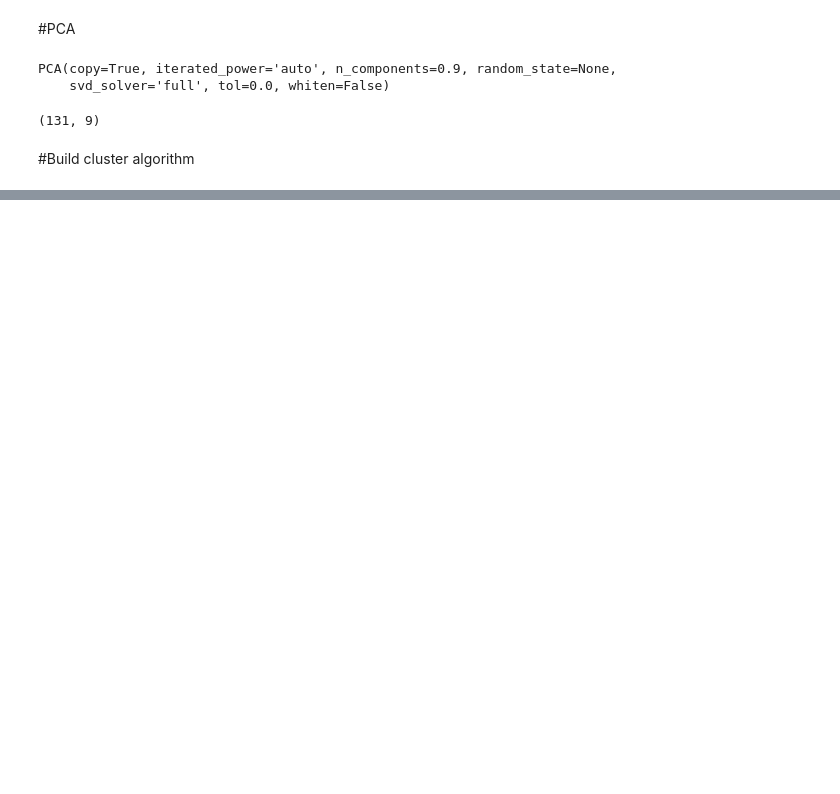
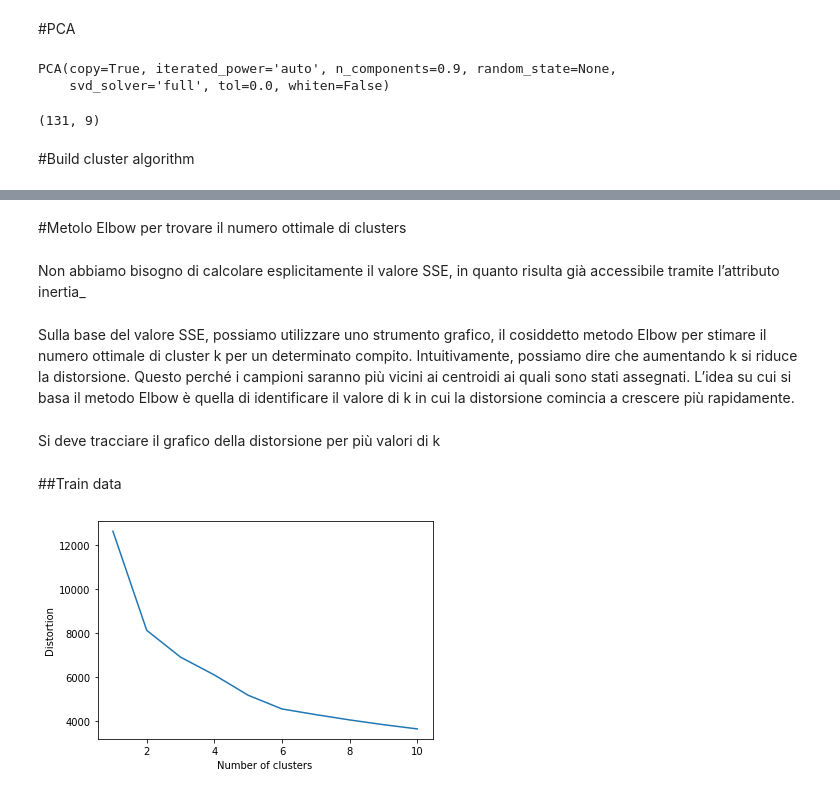
Before and after one commit to leonardoub/SCRIPT_PALERMO, a Jupyter notebook: Clustering.ipynb, the cells around one changed output, grey strips where cells are left out. Cells and saved outputs as stored; diff of their text form; code cells hidden in the pictures; blank space fills up the shorter version.

```diff
--- a/Clustering.ipynb
+++ b/Clustering.ipynb
@@ -82,7 +96,7 @@ train_data_stand_pca.shape
 # %%
 from sklearn.cluster import KMeans
 # %%
-kmeans = KMeans(n_clusters=3,random_state=0)
+kmeans = KMeans(n_clusters=3,init='k-means++', random_state=0, verbose=10)
 # %%
 kmeans.fit(train_data_stand_pca)
 # %% [output]
@@ -103,0 +153,30 @@ label_predicted = kmeans.predict(train_data_stand_pca)
+# %% [markdown]
+#Metolo Elbow per trovare il numero ottimale di clusters
+# %% [markdown]
+Non abbiamo bisogno di calcolare esplicitamente il valore SSE, in quanto
+risulta già accessibile tramite l’attributo inertia_
+# %% [markdown]
+Sulla base del valore SSE, possiamo utilizzare uno strumento grafico,
+il cosiddetto metodo Elbow per stimare il numero ottimale di cluster k
+per un determinato compito. Intuitivamente, possiamo dire che
+aumentando k si riduce la distorsione. Questo perché i campioni saranno
+più vicini ai centroidi ai quali sono stati assegnati. L’idea su cui si basa
+il metodo Elbow è quella di identificare il valore di k in cui la
+distorsione comincia a crescere più rapidamente.
+# %% [markdown]
+Si deve tracciare il grafico della distorsione per più valori
+di k
+# %% [markdown]
+##Train data
+# %%
+distortions = []
+for i in range(1, 11):
+  km = KMeans(n_clusters=i, init='k-means++', random_state=0)
+  km.fit(train_data_stand_pca)
+  distortions.append(km.inertia_)
+plt.plot(range(1, 11), distortions)
+plt.xlabel('Number of clusters')
+plt.ylabel('Distortion')
+plt.show()
+# %% [output]
+[figure, added]
```
Also changed, not shown: parts of 13 cells of this notebook.
